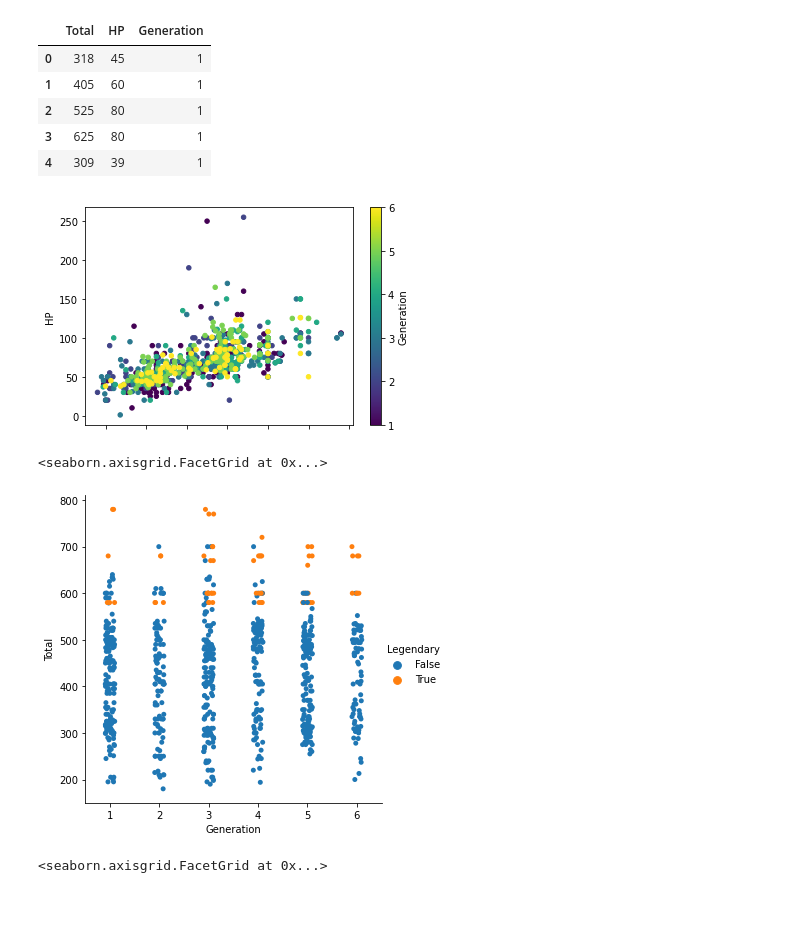
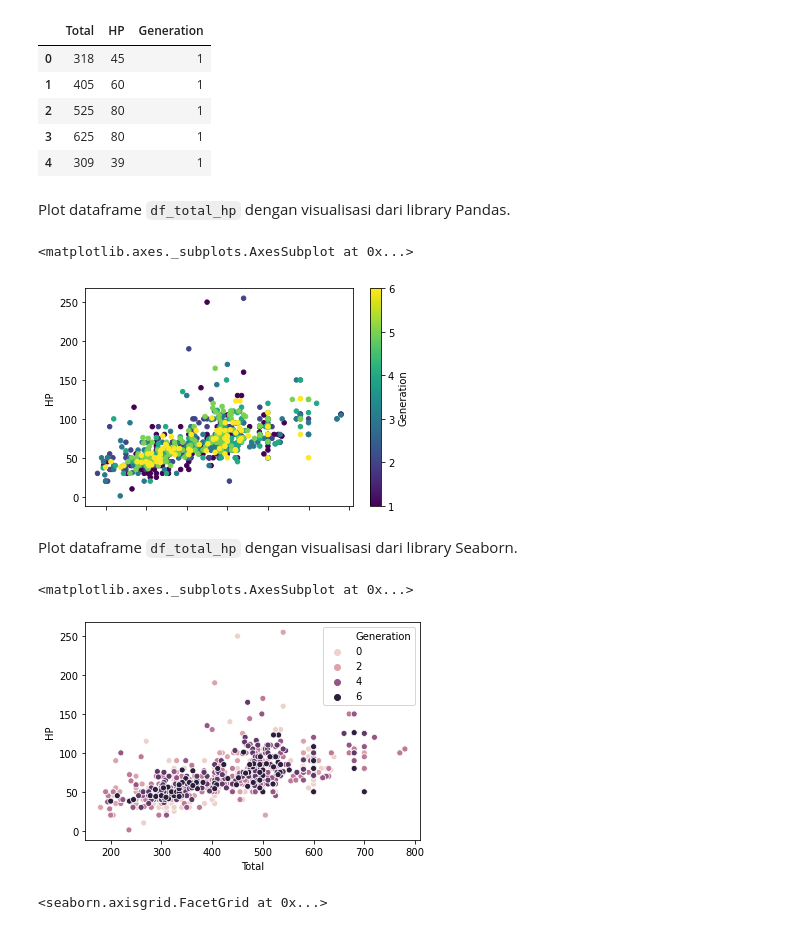
Before and after one commit to rudyhendrawn/data-course, a Jupyter notebook: data-visualization/Plot-Categorical.ipynb, the cells around one changed output. Drawn from its saved outputs; the diff is of its cells as text; code cells hidden in the pictures; blank space fills up the shorter version.

Commit message:
update catplot

```diff
--- a/data-visualization/Plot-Categorical.ipynb
+++ b/data-visualization/Plot-Categorical.ipynb
@@ -193,16 +248,20 @@ x.head()
 | 2 | 525 | 80 | 1 |
 | 3 | 625 | 80 | 1 |
 | 4 | 309 | 39 | 1 |
+# %% [markdown]
+Plot dataframe `df_total_hp` dengan visualisasi dari library Pandas.
 # %%
-x.plot.scatter('Total', 'HP', c='Generation', colormap='viridis')
-plt.show()
+df_total_hp.plot.scatter('Total', 'HP', c='Generation', colormap='viridis')
 # %% [output]
+<matplotlib.axes._subplots.AxesSubplot at 0x...>
 [figure]
+# %% [markdown]
+Plot dataframe `df_total_hp` dengan visualisasi dari library Seaborn.
 # %%
-sns.catplot(x='Generation', y='Total', hue='Legendary', data=df)
+sns.scatterplot(x='Total', y='HP', hue='Generation', data=df)
 # %% [output]
-<seaborn.axisgrid.FacetGrid at 0x...>
+<matplotlib.axes._subplots.AxesSubplot at 0x...>
-[figure, old version]
+[figure, new version]
 # %%
 sns.catplot(x='Generation', y='Total', hue='Legendary', kind='swarm', data=df)
 # %% [output]
```
Also changed, not shown: parts of 18 cells of this notebook.
